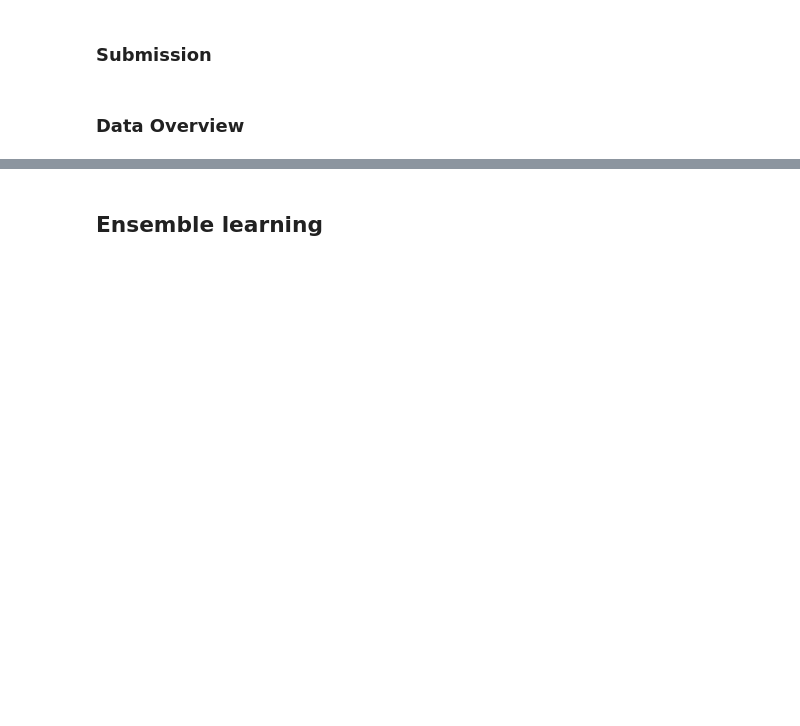
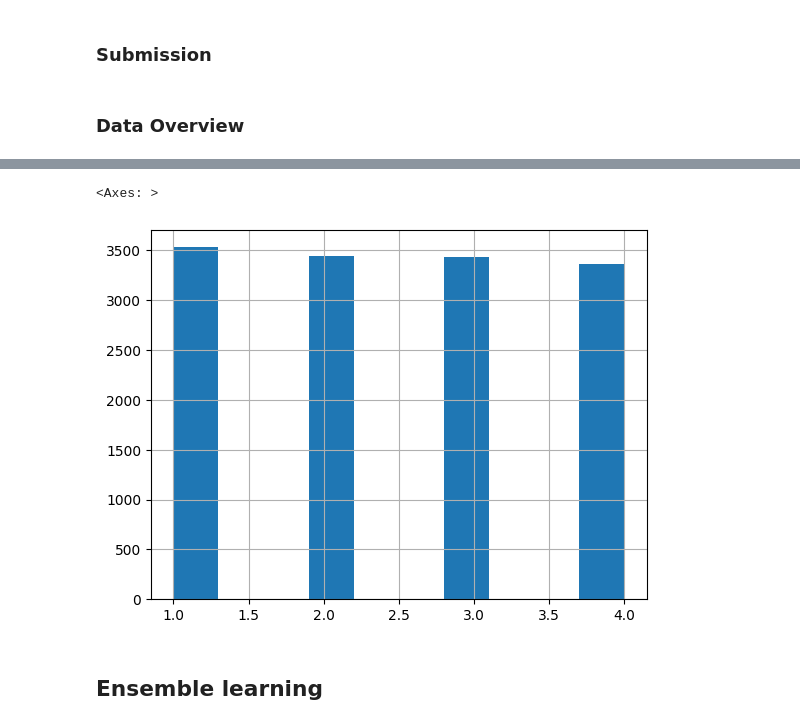
Before and after one commit to uku20/mlp, a Jupyter notebook: notebooks/ensemble.ipynb, the cells around one changed output, grey strips where cells are left out. Drawn from its saved outputs; the diff is of its cells as text; code cells hidden in the pictures; blank space fills up the shorter version.

```diff
--- a/notebooks/ensemble.ipynb
+++ b/notebooks/ensemble.ipynb
@@ -91,3 +150,9 @@ train.head()
+# %%
+smotsampled_X, smotsampled_y = smotsample(X_train, y_train)
+smotsampled_y.hist()
+# %% [output]
+<Axes: >
+[figure, added]
 # %% [markdown]
 ## Ensemble learning
 # %% [markdown]
```
Also changed, not shown: parts of 24 cells of this notebook, 1 other file.
